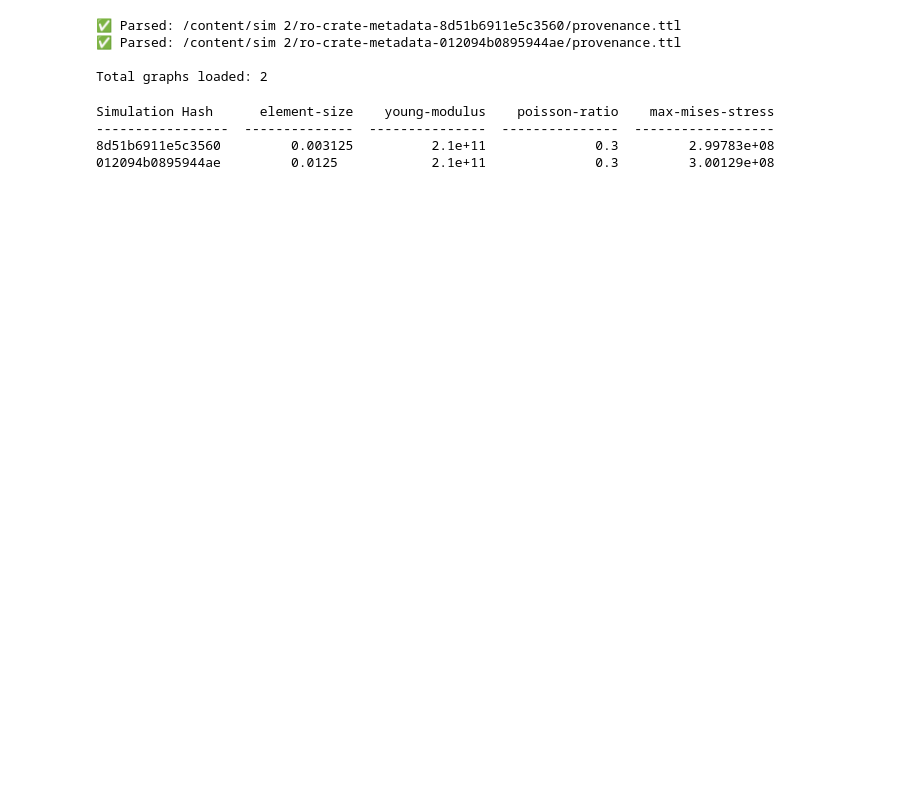
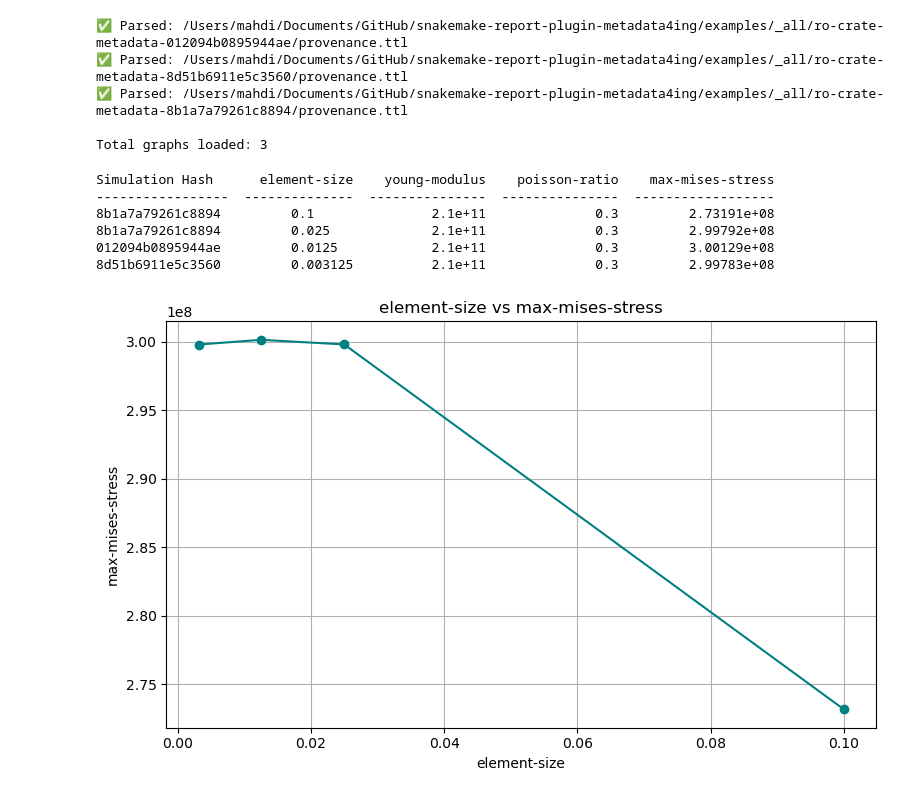
Before and after one commit to izus-fokus/snakemake-report-plugin-metadata4ing, a Jupyter notebook: examples/notebooks/Smaple.ipynb, the cells around one changed output. Saved outputs shown, nothing was run; the diff lists cells and outputs as text; code cells hidden in the pictures; blank space fills up the shorter version.

Commit message:
Adding more simulations

```diff
--- a/examples/notebooks/Smaple.ipynb
+++ b/examples/notebooks/Smaple.ipynb
@@ -29,0 +26,3 @@ Extracted ro-crate-metadata-8d51b6911e5c3560.zip to /content/sim 2/ro-crate-meta
+# %%
+base_dir = "/Users/mahdi/Documents/GitHub/snakemake-report-plugin-metadata4ing/examples"
+extract_all_zips(base_dir)
@@ -30,9 +34,9 @@ Extracted ro-crate-metadata-8d51b6911e5c3560.zip to /content/sim 2/ro-crate-meta
 # %%
 from rdflib import Graph
 
-base_dir = "/content/sim 2"
+graph_list = []
 
-graph_list = []
+all_folder = os.path.join(base_dir , "_all")
 
 for root, dirs, files in os.walk(base_dir):
     if 'provenance.ttl' in files:
@@ -47,10 +51,11 @@ for root, dirs, files in os.walk(base_dir):
 
 print(f"\nTotal graphs loaded: {len(graph_list)}")
 # %% [output]
-✅ Parsed: /content/sim 2/ro-crate-metadata-8d51b6911e5c3560/provenance.ttl
-✅ Parsed: /content/sim 2/ro-crate-metadata-012094b0895944ae/provenance.ttl
+✅ Parsed: /Users/mahdi/Documents/GitHub/snakemake-report-plugin-metadata4ing/examples/_all/ro-crate-metadata-012094b0895944ae/provenance.ttl
+✅ Parsed: /Users/mahdi/Documents/GitHub/snakemake-report-plugin-metadata4ing/examples/_all/ro-crate-metadata-8d51b6911e5c3560/provenance.ttl
+✅ Parsed: /Users/mahdi/Documents/GitHub/snakemake-report-plugin-metadata4ing/examples/_all/ro-crate-metadata-8b1a7a79261c8894/provenance.ttl
 
-Total graphs loaded: 2
+Total graphs loaded: 3
 # %%
 from tabulate import tabulate
 
@@ -58,10 +63,14 @@ query = """
 PREFIX cr: <http://mlcommons.org/croissant/>
 PREFIX sio: <http://semanticscience.org/resource/>
 
-SELECT ?value_element_size ?value_young_modulus ?value_poisson_ratio ?value_max_mises_stress
+SELECT DISTINCT ?value_element_size ?value_young_modulus ?value_poisson_ratio ?value_max_mises_stress
 WHERE {
   ?max_mises_stress cr:source/cr:extract [ cr:jsonPath "/max_mises_stress" ] ;
-             sio:SIO_000210 [ schema:value ?value_max_mises_stress ] .
+             sio:SIO_000210 [ schema:value ?value_max_mises_stress ] ;
+        cr:source/schema:MediaObject ?media_object_max_mises_stress .
+
+  ?processing_step schema:result ?media_object_max_mises_stress ;
+        schema:object ?media_object_element_size .
 
   ?poisson_ratio cr:source/cr:extract [ cr:jsonPath "/poisson-ratio/value" ] ;
              sio:SIO_000210 [ schema:value ?value_poisson_ratio ] .
@@ -70,7 +79,8 @@ WHERE {
              sio:SIO_000210 [ schema:value ?value_young_modulus ] .
 
   ?field_size cr:source/cr:extract [ cr:jsonPath "/element-size/value" ] ;
-             sio:SIO_000210 [ schema:value ?value_element_size ] .
+             sio:SIO_000210 [ schema:value ?value_element_size ] ;
+        cr:source/schema:MediaObject ?media_object_element_size .
 
   FILTER EXISTS {
     ?field_degree cr:source/cr:extract [ cr:jsonPath "/element-degree" ] ;
@@ -85,6 +95,16 @@ WHERE {
 """
 
 table_data = []
+
+headers = [
+    "Simulation Hash",
+    "element-size",
+    "young-modulus",
+    "poisson-ratio",
+    "max-mises-stress"
+]
+
+sort_key = headers.index("element-size")
 
 for g in graph_list:
     local_ns = dict(g.namespace_manager.namespaces()).get("local")
@@ -107,6 +127,8 @@ for g in graph_list:
             ]
         )
 
+table_data.sort(key=lambda row: float(row[sort_key]), reverse=True)
+
 print(
     tabulate(
         table_data,
@@ -122,5 +144,24 @@ print(
 # %% [output]
 Simulation Hash      element-size    young-modulus    poisson-ratio    max-mises-stress
 -----------------  --------------  ---------------  ---------------  ------------------
+8b1a7a79261c8894         0.1               2.1e+11              0.3         2.73191e+08
+8b1a7a79261c8894         0.025             2.1e+11              0.3         2.99792e+08
+012094b0895944ae         0.0125            2.1e+11              0.3         3.00129e+08
 8d51b6911e5c3560         0.003125          2.1e+11              0.3         2.99783e+08
-012094b0895944ae         0.0125            2.1e+11              0.3         3.00129e+08
+# %%
+import matplotlib.pyplot as plt
+
+x = [float(row[headers.index("element-size")]) for row in table_data]
+y = [float(row[headers.index("max-mises-stress")]) for row in table_data]
+
+# Plot
+plt.figure(figsize=(8, 5))
+plt.plot(x, y, marker='o', linestyle='-', color='teal')
+plt.xlabel("element-size")
+plt.ylabel("max-mises-stress")
+plt.title("element-size vs max-mises-stress")
+plt.grid(True)
+plt.tight_layout()
+plt.show()
+# %% [output]
+[figure, added]
```
Also changed, not shown: parts of 3 cells of this notebook, 36 other files.
